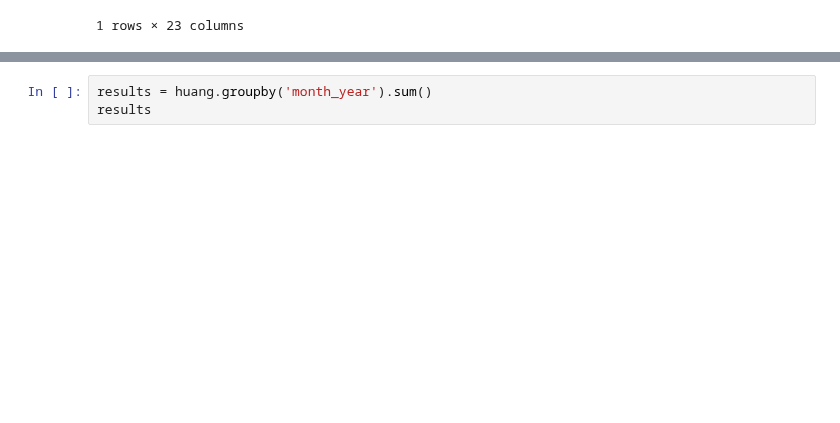
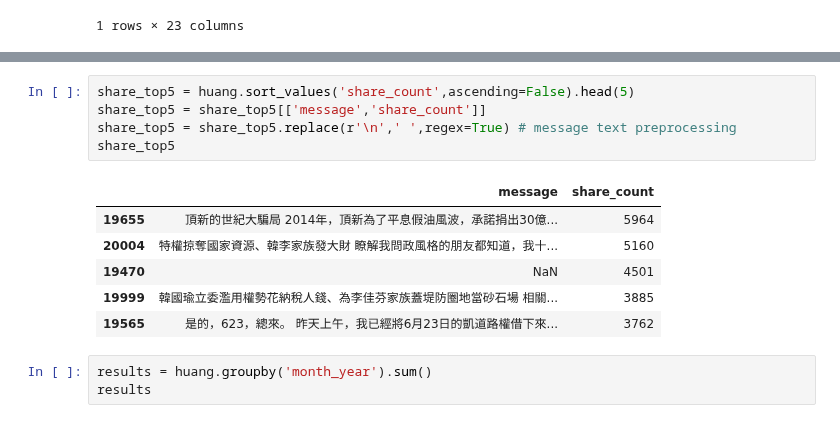
Before and after one commit to twtzuyuchen/Politisc_and_information, a Jupyter notebook: 陳子瑜＿0322＿黃國昌.ipynb, the cells around one changed output, grey strips where cells are left out. Drawn from its saved outputs; the diff is of its cells as text; blank space fills up the shorter version.

```diff
--- a/陳子瑜＿0322＿黃國昌.ipynb
+++ b/陳子瑜＿0322＿黃國昌.ipynb
@@ -52,3 +144,15 @@ See the caveats in the documentation: https://pandas.pydata.org/pandas-docs/stab
+# %%
+share_top5 = huang.sort_values('share_count',ascending=False).head(5)
+share_top5 = share_top5[['message','share_count']]
+share_top5 = share_top5.replace(r'\n',' ',regex=True) # message text preprocessing
+share_top5
+# %% [output]
+|  | message | share_count |
+| 19655 | 頂新的世紀大騙局 2014年，頂新為了平息假油風波，承諾捐出30億... | 5964 |
+| 20004 | 特權掠奪國家資源、韓李家族發大財 瞭解我問政風格的朋友都知道，我十... | 5160 |
+| 19470 | NaN | 4501 |
+| 19999 | 韓國瑜立委濫用權勢花納稅人錢、為李佳芬家族蓋堤防圈地當砂石場 相關... | 3885 |
+| 19565 | 是的，623，總來。 昨天上午，我已經將6月23日的凱道路權借下來... | 3762 |
 # %%
 results = huang.groupby('month_year').sum()
 results
```
Also changed, not shown: parts of 7 cells of this notebook.
